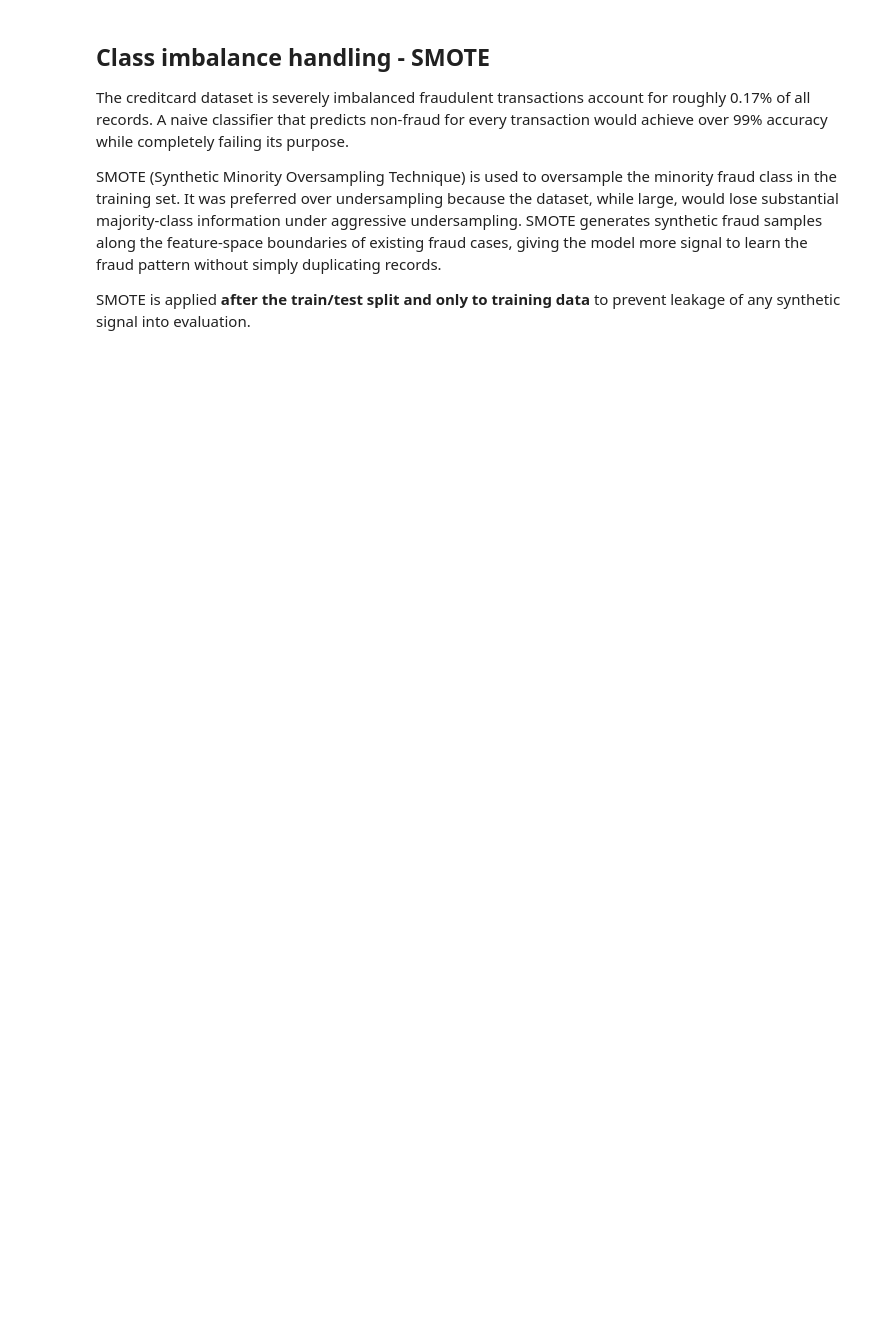
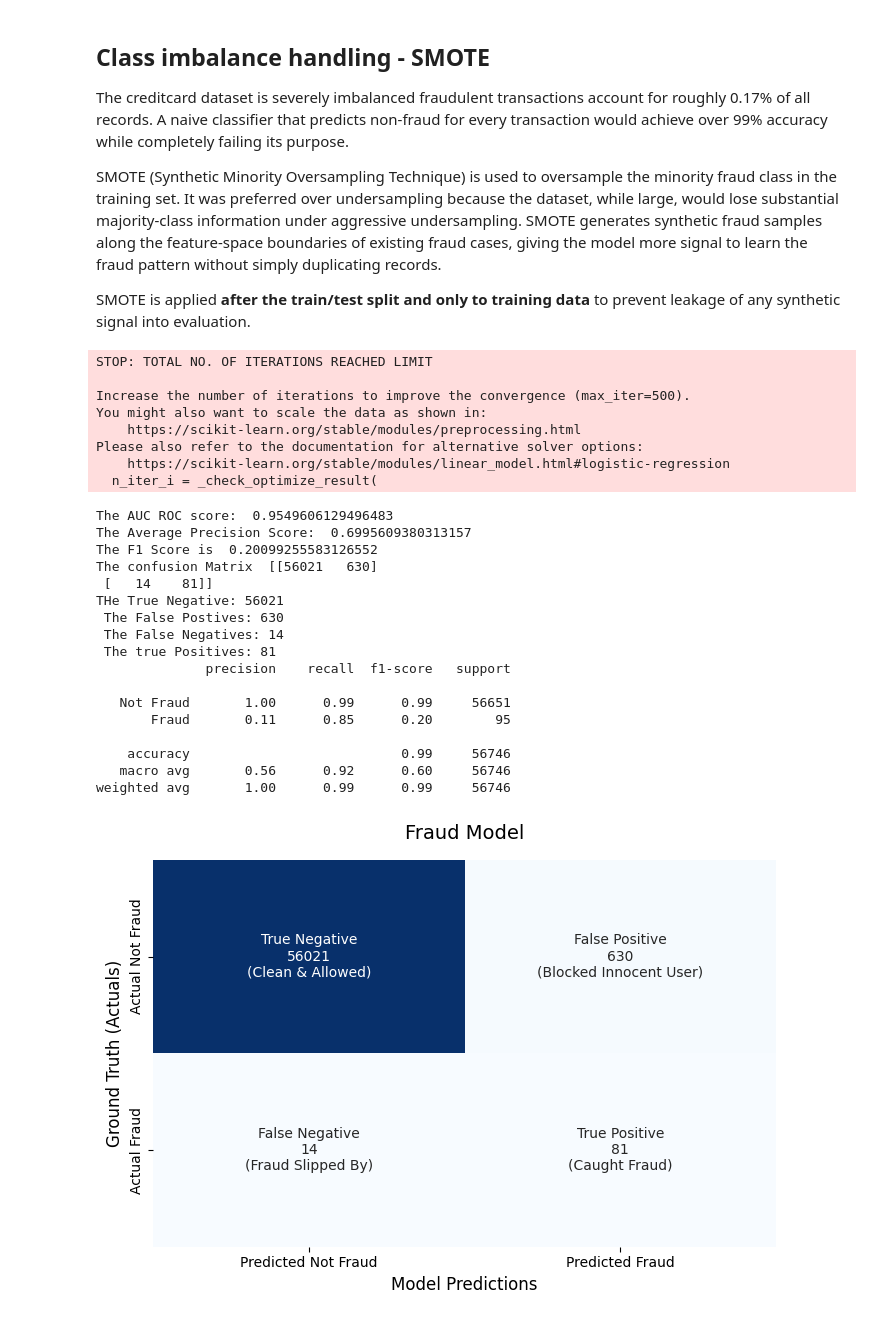
Before and after one commit to soliana-k/fraud-detection, a Jupyter notebook: notebooks/eda_credit_card.ipynb, the cells around one changed output. Cells and saved outputs as stored; diff of their text form; code cells hidden in the pictures; blank space fills up the shorter version.

Commit message:
feat: do credit card model training with logistic regression, random forest, xgboost and lightgbm

```diff
--- a/notebooks/eda_credit_card.ipynb
+++ b/notebooks/eda_credit_card.ipynb
@@ -88,0 +88,30 @@ leakage of any synthetic signal into evaluation.
+# %%
+mt=ModelTrain(X_train, y_train, X_test, y_test)
+mt.train_log_reg()
+# %% [output]
+STOP: TOTAL NO. OF ITERATIONS REACHED LIMIT
+
+Increase the number of iterations to improve the convergence (max_iter=500).
+You might also want to scale the data as shown in:
+    https://scikit-learn.org/stable/modules/preprocessing.html
+Please also refer to the documentation for alternative solver options:
+    https://scikit-learn.org/stable/modules/linear_model.html#logistic-regression
+  n_iter_i = _check_optimize_result(
+The AUC ROC score:  0.9549606129496483
+The Average Precision Score:  0.6995609380313157
+The F1 Score is  0.20099255583126552
+The confusion Matrix  [[56021   630]
+ [   14    81]]
+THe True Negative: 56021
+ The False Postives: 630
+ The False Negatives: 14
+ The true Positives: 81
+              precision    recall  f1-score   support
+
+   Not Fraud       1.00      0.99      0.99     56651
+       Fraud       0.11      0.85      0.20        95
+
+    accuracy                           0.99     56746
+   macro avg       0.56      0.92      0.60     56746
+weighted avg       1.00      0.99      0.99     56746
+[figure, added]
```
Also changed, not shown: parts of 5 cells of this notebook, 3 other files.
